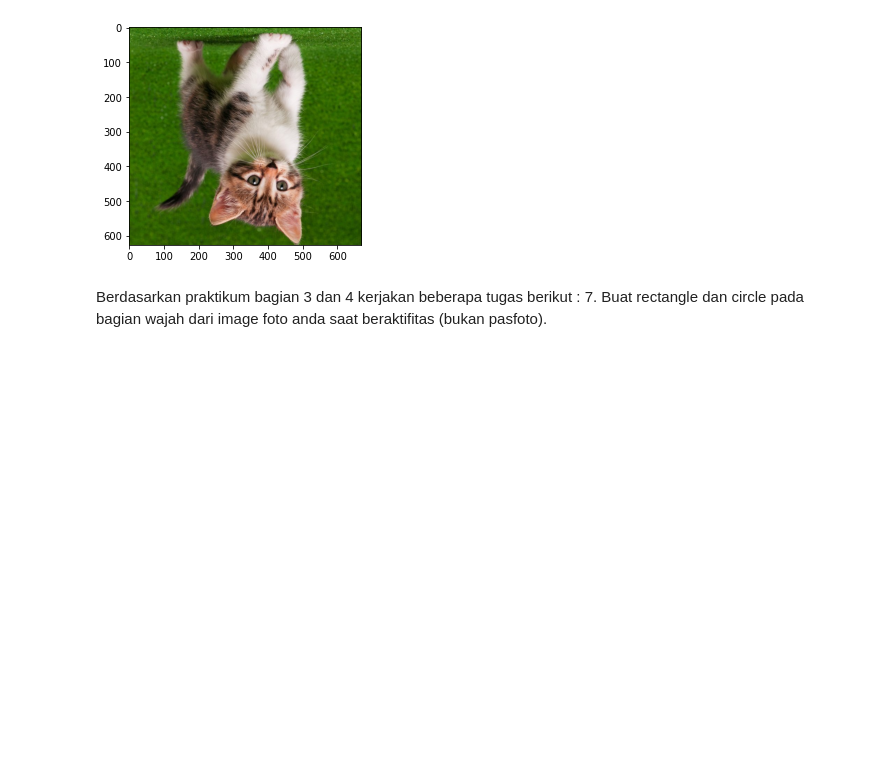
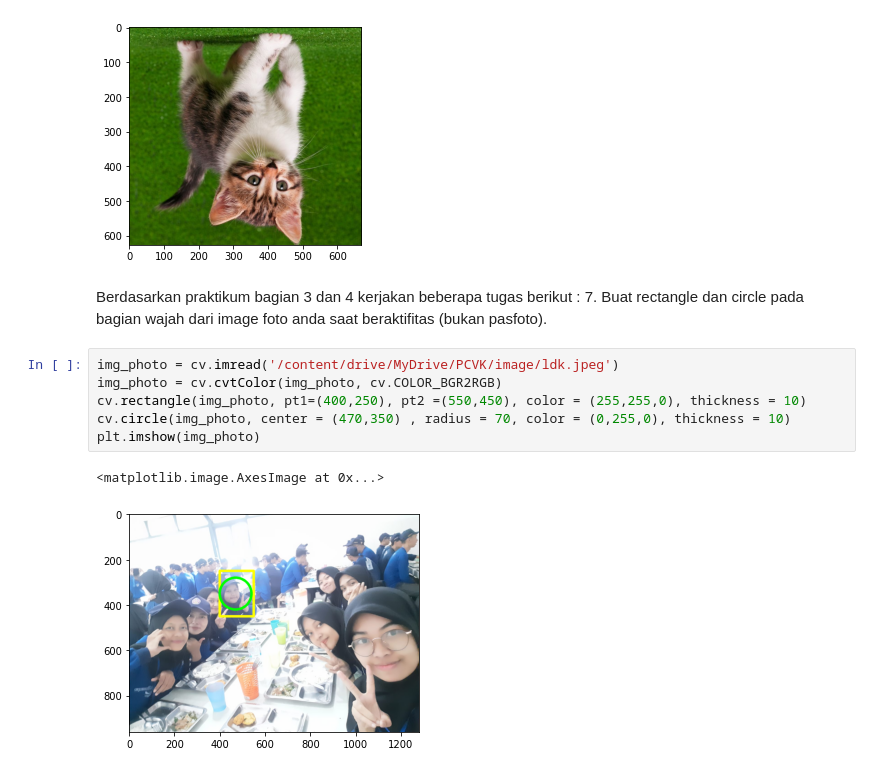
Before and after one commit to AlifiyulAkyun/PCVK_Genap_2023, a Jupyter notebook: Week2.ipynb, the cells around one changed output. Saved outputs shown, nothing was run; the diff lists cells and outputs as text; blank space fills up the shorter version.

```diff
--- a/Week2.ipynb
+++ b/Week2.ipynb
@@ -261,3 +261,12 @@ plt.imshow(img5)
 Berdasarkan praktikum bagian 3 dan 4 kerjakan beberapa tugas berikut :
 7. Buat rectangle dan circle pada bagian wajah dari image foto anda saat
 beraktifitas (bukan pasfoto).
+# %%
+img_photo = cv.imread('/content/drive/MyDrive/PCVK/image/ldk.jpeg')
+img_photo = cv.cvtColor(img_photo, cv.COLOR_BGR2RGB)
+cv.rectangle(img_photo, pt1=(400,250), pt2 =(550,450), color = (255,255,0), thickness = 10)
+cv.circle(img_photo, center = (470,350) , radius = 70, color = (0,255,0), thickness = 10)
+plt.imshow(img_photo)
+# %% [output]
+<matplotlib.image.AxesImage at 0x...>
+[figure, added]
```
Also changed, not shown: parts of 3 cells of this notebook.
